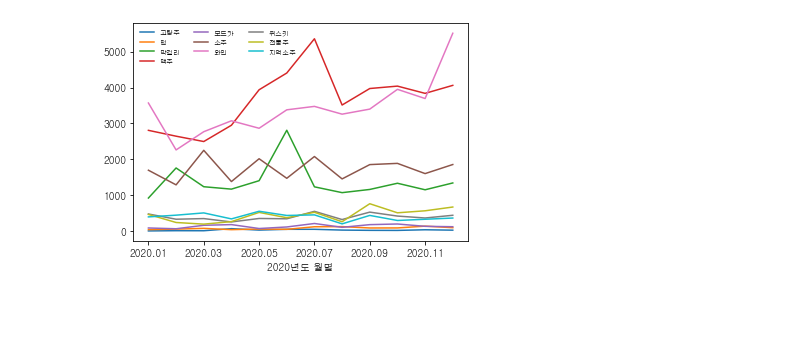
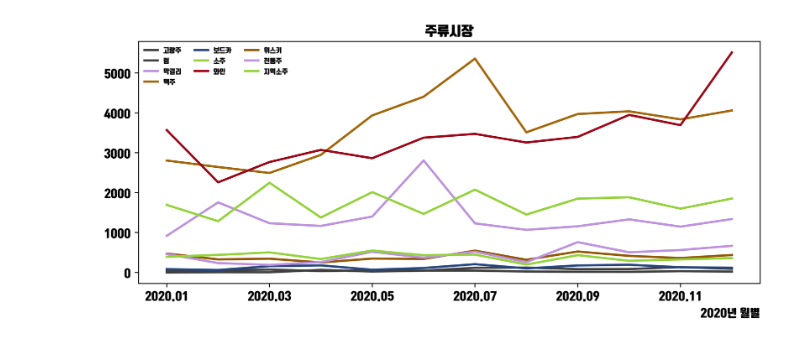
Before and after one commit to BitcampPandamouse/project, a Jupyter notebook: Naver_News_Project/NaverNews_Data_Plot.ipynb, the cells around one changed output. Cells and saved outputs as stored; diff of their text form; code cells hidden in the pictures; blank space fills up the shorter version.

```diff
--- a/Naver_News_Project/NaverNews_Data_Plot.ipynb
+++ b/Naver_News_Project/NaverNews_Data_Plot.ipynb
@@ -13,24 +10,50 @@ import os
-# %%
-## 폰트 설치 필수 한글 다 깨져요~~!!!!
-import matplotlib.pyplot as plt
-plt.rcParams['font.family']='gulim'
+# %%
+plt.rcParams['font.family'] = 'TmonMonsori' # 폰트 설정
+plt.figure(dpi=500) # 해상도 설정
+
+#### plot 그래프 기본크기 설정 #####
+plt.rcParams["figure.figsize"] = (10,4)
+plt.rcParams['lines.linewidth'] = 2
+plt.rcParams['axes.grid'] = False
+###################################
+
+folder = ['고량주','럼','막걸리','맥주','보드카','소주','와인','위스키','전통주','지역소주']
+color = ['#404040','#404040','#BD92DE','#A46608','#26467F','#94D33C','#9C071A','#955900','#BD92DE','#94D33C']
+for a,c in zip(folder,color):
+    df = pd.read_csv('data/네이버%s뉴스.csv'%(str(a))) ## 데이터 불러오기
+    df = df.drop_duplicates(subset=None,keep='first',inplace=False) ## 중복값 제거
+    df.columns=['num','yyyymmdd','names','title','text'] ## 컬럼이름 변경
+    df['yyyymm'] = df['yyyymmdd'].apply(lambda x: x[0:7]) ## yyyymm 컬럼생성
+
+    ## 2021년 1월 데이터 삭제 ##
+    df_drop = df[df['yyyymm']=='2021.01'].index
+    df = df.drop(df_drop)
+    ###########################
+
+    df_groupby = df.groupby(['yyyymm']).agg('size') ## 월별 size 그룹화
+    df_groupby.plot(color=c)
+
+plt.title('주류시장') ## 타이틀 설정
+plt.xlabel('2020년 월별',loc='right')
+plt.legend(['고량주','럼','막걸리','맥주','보드카','소주','와인','위스키','전통주','지역소주'],loc='upper left', ncol = 3, fontsize=6, frameon = False)
+plt.show()
+# %% [output]
+[figure, added]
 # %%
-folder = ['고량주','럼','막걸리','맥주','보드카','소주','와인','위스키','전통주','지역소주']
-for a in folder:
-    df = pd.read_csv('data/네이버%s뉴스.csv'%(str(a)))
-    df = df.drop_duplicates(subset=None,keep='first',inplace=False)
-    df.columns=['num','yyyymmdd','names','title','text']
-    df['yyyymm'] = df['yyyymmdd'].apply(lambda x: x[0:7])
-    df.shape
-    ## 2021년 1월 데이터 삭제
-    df_drop = df[df['yyyymm']=='2021.01'].index
-    df = df.drop(df_drop)
+# folder = ['고량주','럼','보드카','위스키','전통주','지역소주']
+# for a in folder:
+#     df = pd.read_csv('data/네이버%s뉴스.csv'%(str(a)))
+#     df = df.drop_duplicates(subset=None,keep='first',inplace=False)
+#     df.columns=['num','yyyymmdd','names','title','text']
+#     df['yyyymm'] = df['yyyymmdd'].apply(lambda x: x[0:7])
+#     df.shape
+#     ## 2021년 1월 데이터 삭제
+#     df_drop = df[df['yyyymm']=='2021.01'].index
+#     df = df.drop(df_drop)
 
 
-    df_groupby = df.groupby(['yyyymm']).agg('size')
-    #df_groupby2 = df.groupby(['yyyymmdd']).agg('size')
-    df_groupby.plot()
-    plt.xlabel('2020년도 월별')
-    plt.legend(['고량주','럼','막걸리','맥주','보드카','소주','와인','위스키','전통주','지역소주'],loc='upper left', ncol = 3, fontsize=7, frameon = False)
+#     df_groupby = df.groupby(['yyyymm']).agg('size')
+#     # df_groupby.columns[a]
+#     df_groupby.plot()
+#     plt.xlabel('2020년도 월별')
+#     plt.legend(['고량주','럼','보드카','위스키','전통주','지역소주'],loc='upper left', ncol = 3, fontsize=7, frameon = False)
-# %% [output]
-[figure, removed]
```
Also changed, not shown: parts of 6 cells of this notebook, 2 other files.
